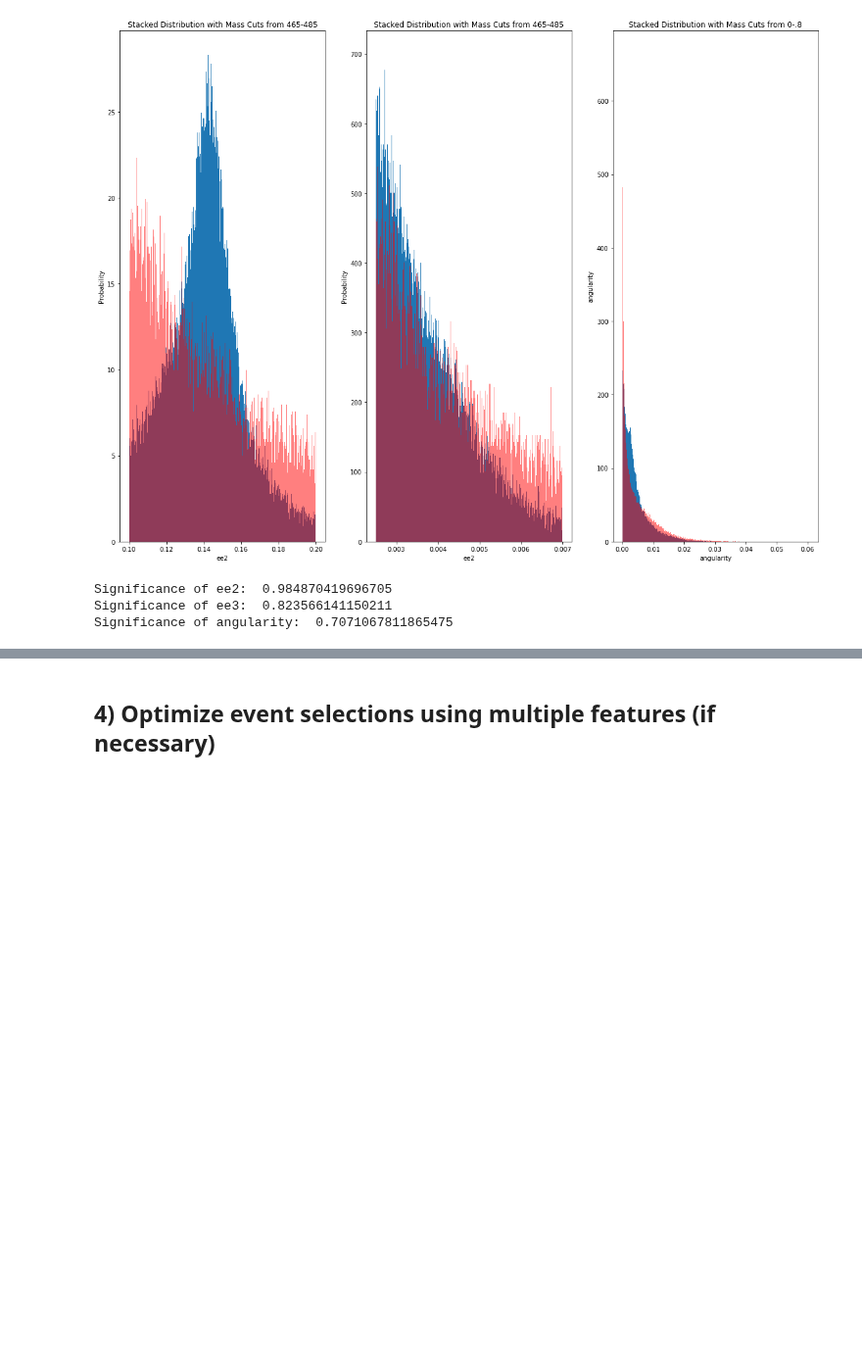
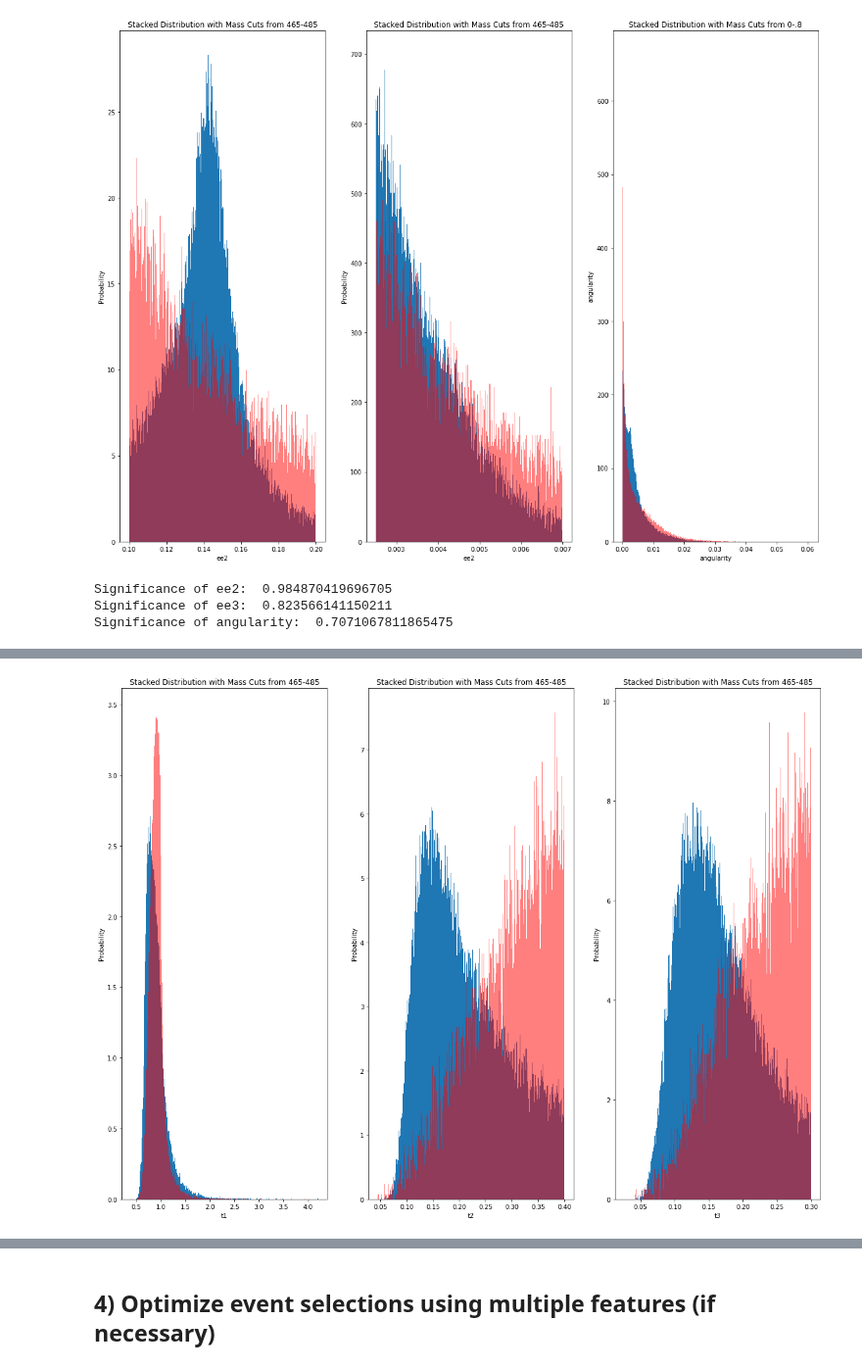
Before and after one commit to elocj/PHYS434, a Jupyter notebook: lab7/lab7.ipynb, the cells around one changed output, grey strips where cells are left out. Shown at 98% size. Saved outputs shown, nothing was run; the diff lists cells and outputs as text; code cells hidden in the pictures; blank space fills up the shorter version.

```diff
--- a/lab7/lab7.ipynb
+++ b/lab7/lab7.ipynb
@@ -495,3 +495,90 @@ print('Significance of angularity: ', sig3/(bg3**.5))
 Significance of ee2:  0.984870419696705
 Significance of ee3:  0.823566141150211
 Significance of angularity:  0.7071067811865475
+# %%
+plt.rcParams["figure.figsize"] = (20,15)
+fig, ax = plt.subplots(1, 3)
+bg1 = 20000
+sig1 = 100
+
+ax[0].hist(higgs['t1'], 500, density=True)
+ax[0].hist(qcd['t1'], 500, density=True, color='red', alpha=.5)
+# plt.hist(higgs['d2'], 500, density=True)
+# plt.hist(qcd['d2'], 500, density=True, color='red', alpha=.5)
+ax[0].set_title('Stacked Distribution with Mass Cuts from 465-485')
+ax[0].set_xlabel('t1')
+ax[0].set_ylabel('Probability')
+
+
+var = 't2'
+total = sum(qcd[var])
+totalSig = sum(higgs[var])
+newArr1 = []
+newSig1 = []
+for i in range(len(qcd[var])):
+    if(qcd[var][i] < .4 and qcd[var][i] > 0):
+        newArr1.append(qcd[var][i])
+    if(higgs[var][i] < .4 and higgs[var][i] > 0):
+        newSig1.append(higgs[var][i])
+
+newNorm = []
+for x in newArr1:
+    newNorm.append(x / total)
+newNorm = newNorm * 20000
+
+newNormSig = []
+for x in newSig1:
+    newNormSig.append(x / totalSig)
+newNormSig = newNormSig * 100
+
+print(sum(newNormSig))
+print(sum(newNorm))
+
+bg2 = sum(newNorm)
+sig2 = sum(newNormSig)
+
+ax[1].hist(newSig1, 500, density=True)
+ax[1].hist(newArr1, 500, density=True, color='red', alpha=.5)
+# plt.hist(higgs['d2'], 500, density=True)
+# plt.hist(qcd['d2'], 500, density=True, color='red', alpha=.5)
+ax[1].set_title('Stacked Distribution with Mass Cuts from 465-485')
+ax[1].set_xlabel('t2')
+ax[1].set_ylabel('Probability')
+
+
+var = 't3'
+total = sum(qcd[var])
+totalSig = sum(higgs[var])
+newArr1 = []
+newSig1 = []
+for i in range(len(qcd[var])):
+    if(qcd[var][i] < .3 and qcd[var][i] > 0):
+        newArr1.append(qcd[var][i])
+    if(higgs[var][i] < .3 and higgs[var][i] > 0):
+        newSig1.append(higgs[var][i])
+
+newNorm = []
+for x in newArr1:
+    newNorm.append(x / total)
+newNorm = newNorm * 20000
+
+newNormSig = []
+for x in newSig1:
+    newNormSig.append(x / totalSig)
+newNormSig = newNormSig * 100
+
+print(sum(newNormSig))
+print(sum(newNorm))
+
+bg3 = sum(newNorm)
+sig3 = sum(newNormSig)
+
+ax[2].hist(newSig1, 500, density=True)
+ax[2].hist(newArr1, 500, density=True, color='red', alpha=.5)
+# plt.hist(higgs['d2'], 500, density=True)
+# plt.hist(qcd['d2'], 500, density=True, color='red', alpha=.5)
+ax[2].set_title('Stacked Distribution with Mass Cuts from 465-485')
+ax[2].set_xlabel('t3')
+ax[2].set_ylabel('Probability')
+plt.show()
+# %% [output]
@@ -497,0 +590 @@ Significance of angularity:  0.7071067811865475
+[figure, added]
```
Also changed, not shown: parts of 4 cells of this notebook.
